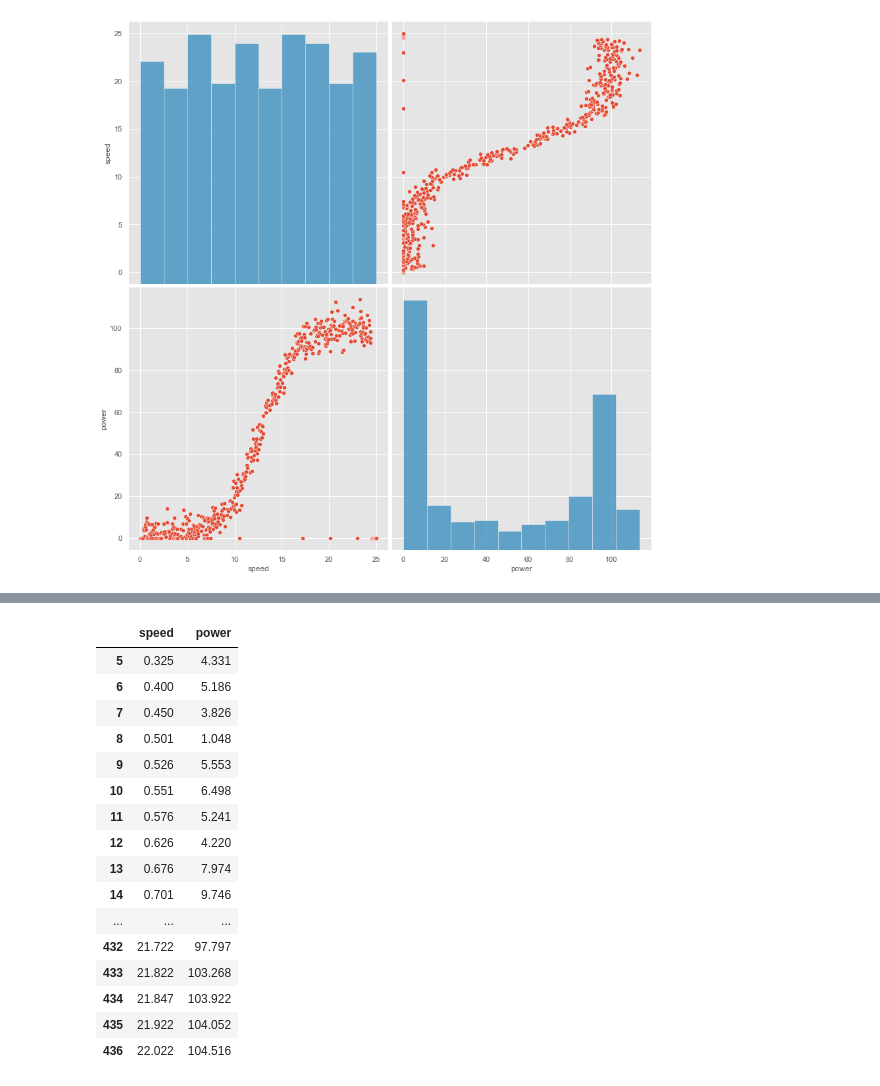
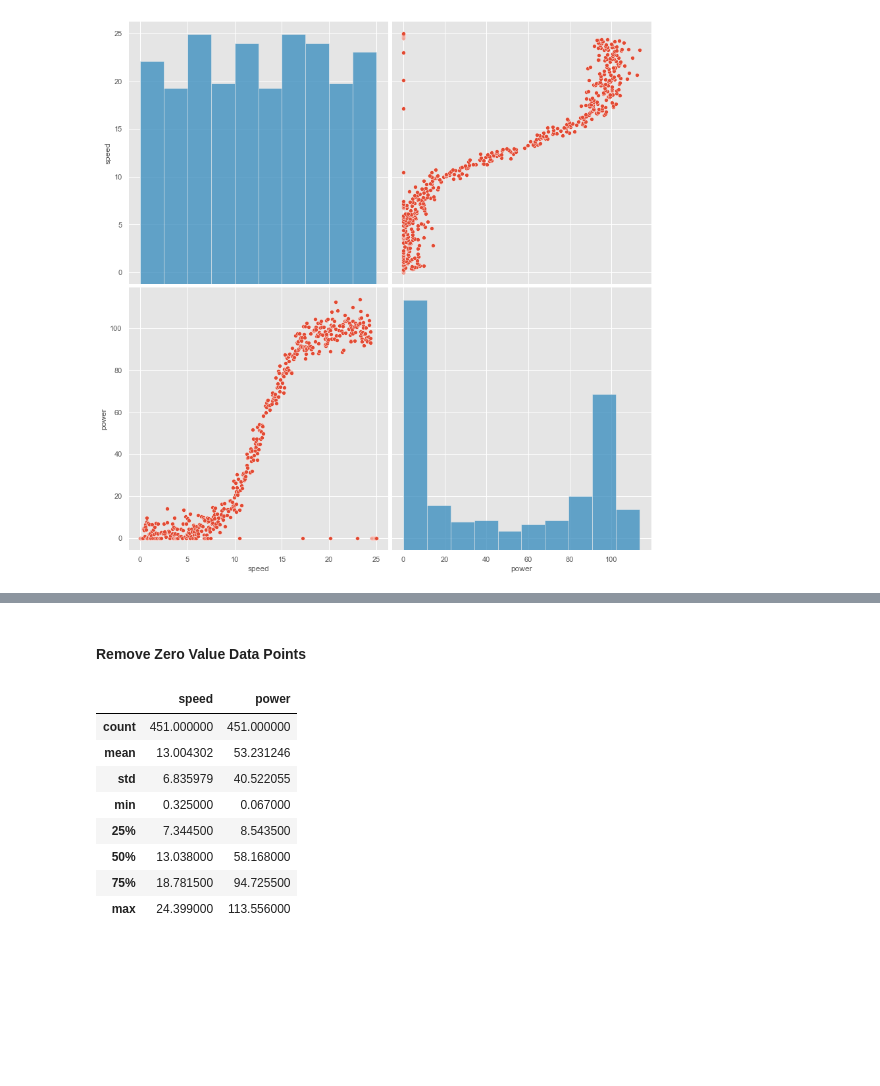
Before and after one commit to dconn20/MachineLearning.Project, a Jupyter notebook: Machine Learning & Statistics Project 2020.ipynb, the cells around one changed output, grey strips where cells are left out. Saved outputs shown, nothing was run; the diff lists cells and outputs as text; code cells hidden in the pictures; blank space fills up the shorter version.

```diff
--- a/Machine Learning & Statistics Project 2020.ipynb
+++ b/Machine Learning & Statistics Project 2020.ipynb
@@ -99,22 +138,18 @@ The straight line doesn't provide a great fit to the data. There is a clear s sh
+# %% [markdown]
+#### Remove Zero Value Data Points
 # %%
-# Remove zero values https://stackoverflow.com/questions/22649693/drop-rows-with-all-zeros-in-pandas-data-frame
+# Remove zero power values https://stackoverflow.com/questions/22649693/drop-rows-with-all-zeros-in-pandas-data-frame
 df = data[(data.power != 0)]
-df
+
+# View data details
+df.describe()
 # %% [output]
 |  | speed | power |
-| 5 | 0.325 | 4.331 |
-| 6 | 0.400 | 5.186 |
-| 7 | 0.450 | 3.826 |
-| 8 | 0.501 | 1.048 |
-| 9 | 0.526 | 5.553 |
-| 10 | 0.551 | 6.498 |
-| 11 | 0.576 | 5.241 |
-| 12 | 0.626 | 4.220 |
-| 13 | 0.676 | 7.974 |
-| 14 | 0.701 | 9.746 |
-| ... | ... | ... |
-| 432 | 21.722 | 97.797 |
-| 433 | 21.822 | 103.268 |
-| 434 | 21.847 | 103.922 |
-| 435 | 21.922 | 104.052 |
-| 436 | 22.022 | 104.516 |
+| count | 451.000000 | 451.000000 |
+| mean | 13.004302 | 53.231246 |
+| std | 6.835979 | 40.522055 |
+| min | 0.325000 | 0.067000 |
+| 25% | 7.344500 | 8.543500 |
+| 50% | 13.038000 | 58.168000 |
+| 75% | 18.781500 | 94.725500 |
+| max | 24.399000 | 113.556000 |
```
Also changed, not shown: parts of 25 cells of this notebook.
